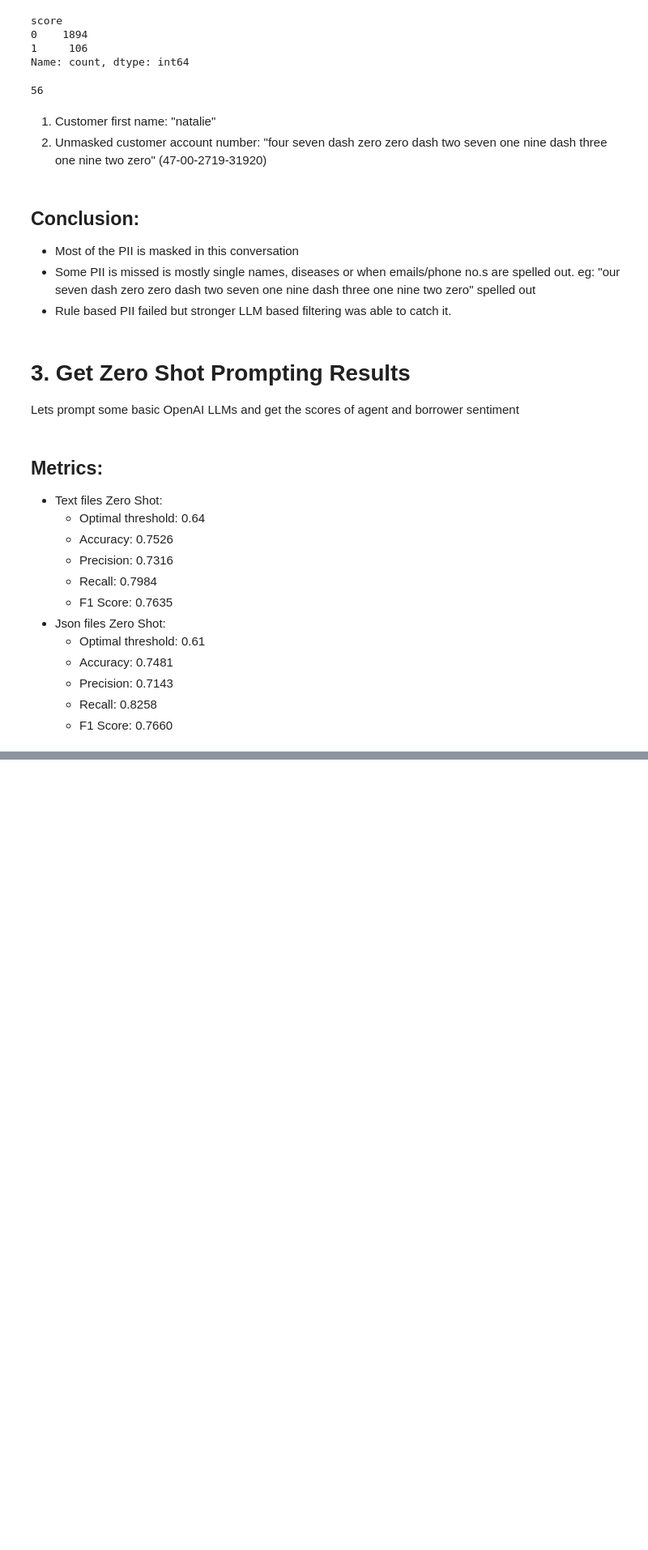
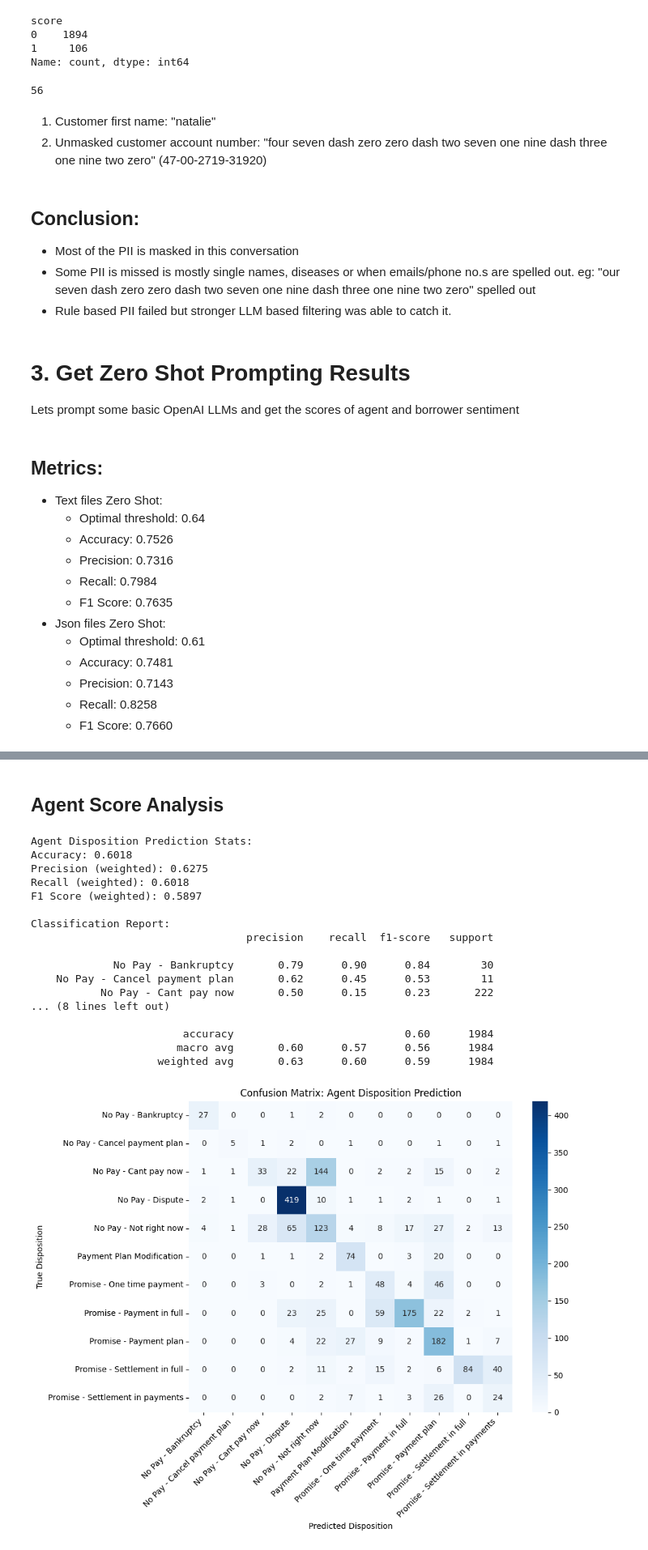
Before and after one commit to sohammistri/Prodigal-Take-Home, a Jupyter notebook: explore_data.ipynb, the cells around one changed output, grey strips where cells are left out. Shown: that part at 81% size. Cells and saved outputs as stored; diff of their text form; code cells hidden in the pictures; blank space fills up the shorter version.

```diff
--- a/explore_data.ipynb
+++ b/explore_data.ipynb
@@ -563,2 +547,57 @@ merged_df.head()
 # %%
 merged_df['ground_truth_sentiment'] = (merged_df['type'] == 'positive').astype(int)
+# %% [markdown]
+## Agent Score Analysis
+# %%
+from sklearn.metrics import accuracy_score, precision_score, recall_score, f1_score, confusion_matrix, classification_report
+
+# Ensure both columns are strings for comparison
+y_true_agent = merged_df['disposition'].astype(str)
+y_pred_agent = merged_df['agent_score'].astype(str)
+
+# Compute metrics
+acc_agent = accuracy_score(y_true_agent, y_pred_agent)
+prec_agent = precision_score(y_true_agent, y_pred_agent, average='weighted', zero_division=0)
+rec_agent = recall_score(y_true_agent, y_pred_agent, average='weighted', zero_division=0)
+f1_agent = f1_score(y_true_agent, y_pred_agent, average='weighted', zero_division=0)
+
+print(f"Agent Disposition Prediction Stats:")
+print(f"Accuracy: {acc_agent:.4f}")
+print(f"Precision (weighted): {prec_agent:.4f}")
+print(f"Recall (weighted): {rec_agent:.4f}")
+print(f"F1 Score (weighted): {f1_agent:.4f}")
+print("\nClassification Report:")
+print(classification_report(y_true_agent, y_pred_agent, zero_division=0))
+
+# Confusion matrix
+cm_agent = confusion_matrix(y_true_agent, y_pred_agent, labels=sorted(y_true_agent.unique()))
+plt.figure(figsize=(10, 8))
+sns.heatmap(cm_agent, annot=True, fmt='d', cmap='Blues',
+            xticklabels=sorted(y_true_agent.unique()),
+            yticklabels=sorted(y_true_agent.unique()))
+plt.xlabel('Predicted Disposition')
+plt.ylabel('True Disposition')
+plt.title('Confusion Matrix: Agent Disposition Prediction')
+plt.xticks(rotation=45, ha='right')
+plt.yticks(rotation=0)
+plt.tight_layout()
+plt.show()
+# %% [output]
+Agent Disposition Prediction Stats:
+Accuracy: 0.6018
+Precision (weighted): 0.6275
+Recall (weighted): 0.6018
+F1 Score (weighted): 0.5897
+
+Classification Report:
+                                  precision    recall  f1-score   support
+
+             No Pay - Bankruptcy       0.79      0.90      0.84        30
+    No Pay - Cancel payment plan       0.62      0.45      0.53        11
+           No Pay - Cant pay now       0.50      0.15      0.23       222
+... (8 lines left out)
+
+                        accuracy                           0.60      1984
+                       macro avg       0.60      0.57      0.56      1984
+                    weighted avg       0.63      0.60      0.59      1984
+[figure, added]
```
Also changed, not shown: parts of 38 cells of this notebook.
